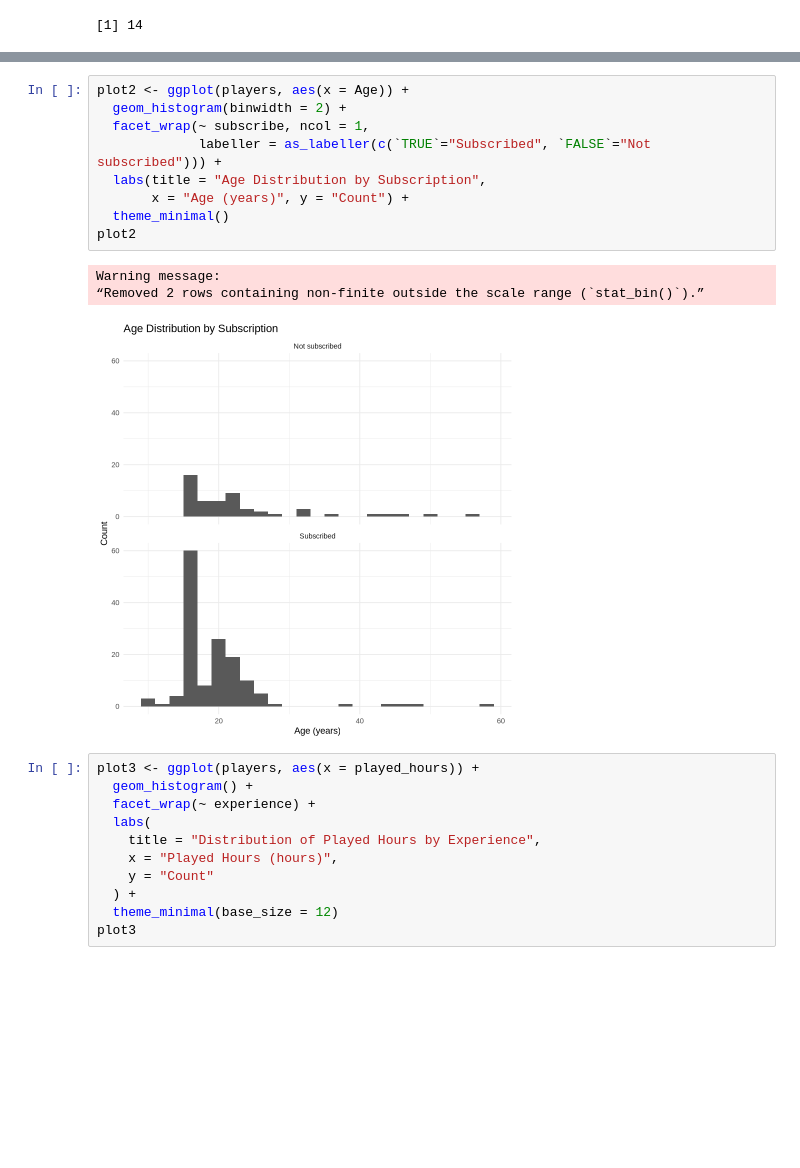
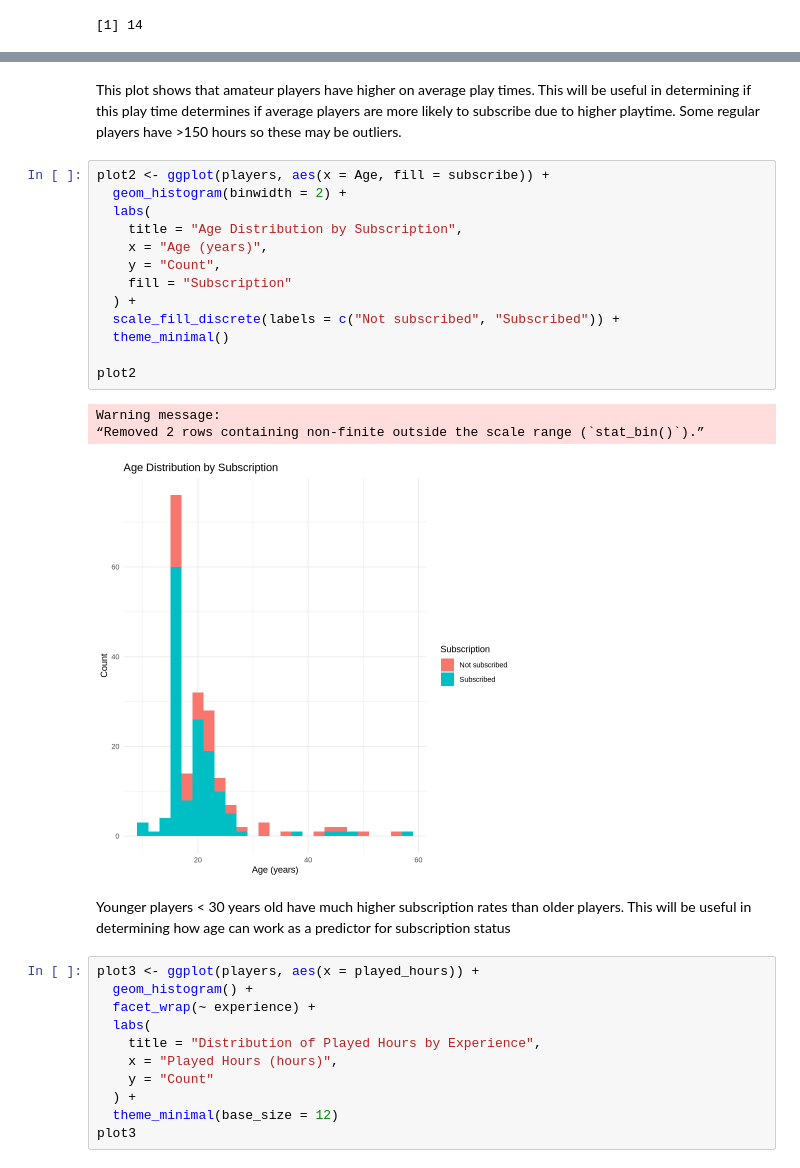
Before and after one commit to xkam7ar/datascienceproject, a Jupyter notebook: planning.ipynb, the cells around one changed output, grey strips where cells are left out. Drawn from its saved outputs; the diff is of its cells as text; blank space fills up the shorter version.

Commit message:
Plot descriptions and methods and plan
Added plot descriptions and methods and planning for the project

```diff
--- a/planning.ipynb
+++ b/planning.ipynb
@@ -270,16 +309,24 @@ plot1
+# %% [markdown]
+This plot shows that amateur players have higher on average play times. This will be useful in determining if this play time determines if average players are more likely to subscribe due to higher playtime. Some regular players have >150 hours so these may be outliers.
 # %%
-plot2 <- ggplot(players, aes(x = Age)) +
+plot2 <- ggplot(players, aes(x = Age, fill = subscribe)) +
   geom_histogram(binwidth = 2) +
-  facet_wrap(~ subscribe, ncol = 1,
-             labeller = as_labeller(c(`TRUE`="Subscribed", `FALSE`="Not subscribed"))) +
-  labs(title = "Age Distribution by Subscription",
-       x = "Age (years)", y = "Count") +
+  labs(
+    title = "Age Distribution by Subscription",
+    x = "Age (years)",
+    y = "Count",
+    fill = "Subscription"
+  ) +
+  scale_fill_discrete(labels = c("Not subscribed", "Subscribed")) +
   theme_minimal()
+
 plot2
 # %% [output]
 Warning message:
 “Removed 2 rows containing non-finite outside the scale range (`stat_bin()`).”
-[figure, old version]
+[figure, new version]
+# %% [markdown]
+Younger players < 30 years old have much higher subscription rates than older players. This will be useful in determining how age can work as a predictor for subscription status
 # %%
 plot3 <- ggplot(players, aes(x = played_hours)) +
   geom_histogram() +
```
Also changed, not shown: parts of 20 cells of this notebook.
